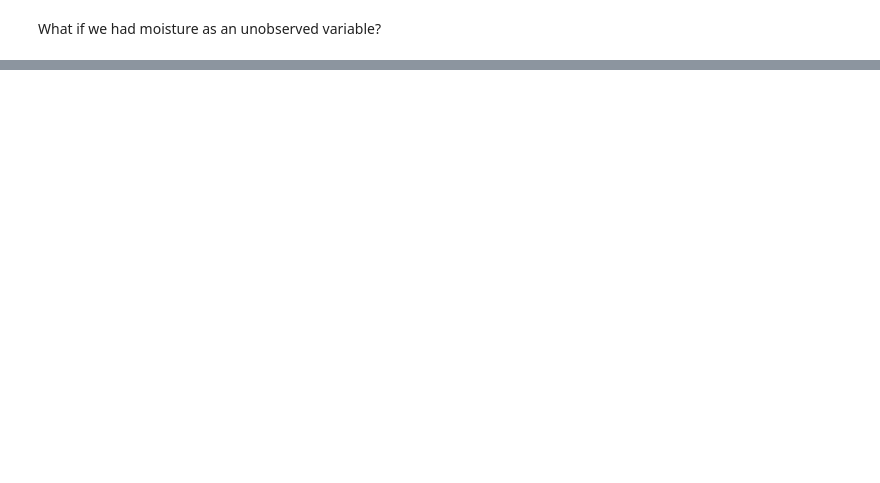
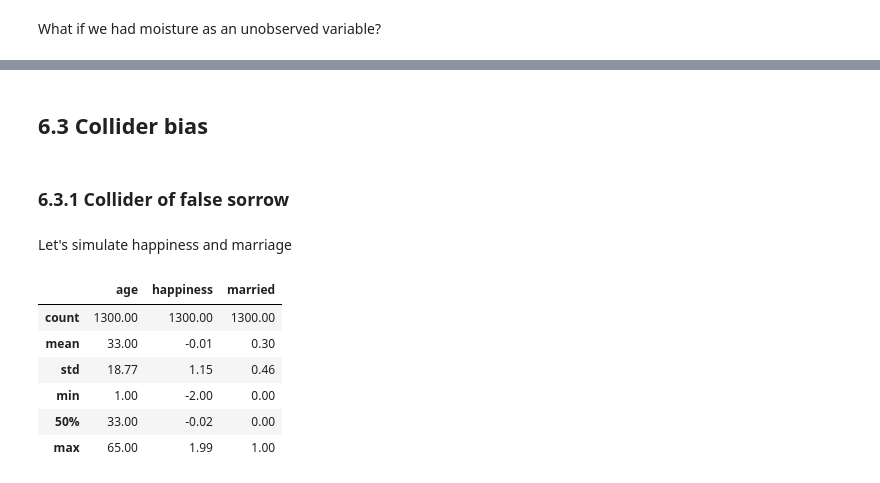
Before and after one commit to chris-leonard/statistical-rethinking, a Jupyter notebook: notes/chapter_6.ipynb, the cells around one changed output, grey strips where cells are left out. Drawn from its saved outputs; the diff is of its cells as text; code cells hidden in the pictures; blank space fills up the shorter version.

```diff
--- a/notes/chapter_6.ipynb
+++ b/notes/chapter_6.ipynb
@@ -604,3 +607,9 @@ g.edge("T", "F")
 g
 # %% [output]
 [drawing not drawn]
+# %% [markdown]
+## 6.3 Collider bias
+# %% [markdown]
+### 6.3.1 Collider of false sorrow
+# %% [markdown]
+Let's simulate happiness and marriage
@@ -606,0 +672,10 @@ g
+# %%
+people.describe(percentiles=[]).round(2)
+# %% [output]
+|  | age | happiness | married |
+| count | 1300.00 | 1300.00 | 1300.00 |
+| mean | 33.00 | -0.01 | 0.30 |
+| std | 18.77 | 1.15 | 0.46 |
+| min | 1.00 | -2.00 | 0.00 |
+| 50% | 33.00 | -0.02 | 0.00 |
+| max | 65.00 | 1.99 | 1.00 |
```
Also changed, not shown: parts of 41 cells of this notebook, 1 other file.
